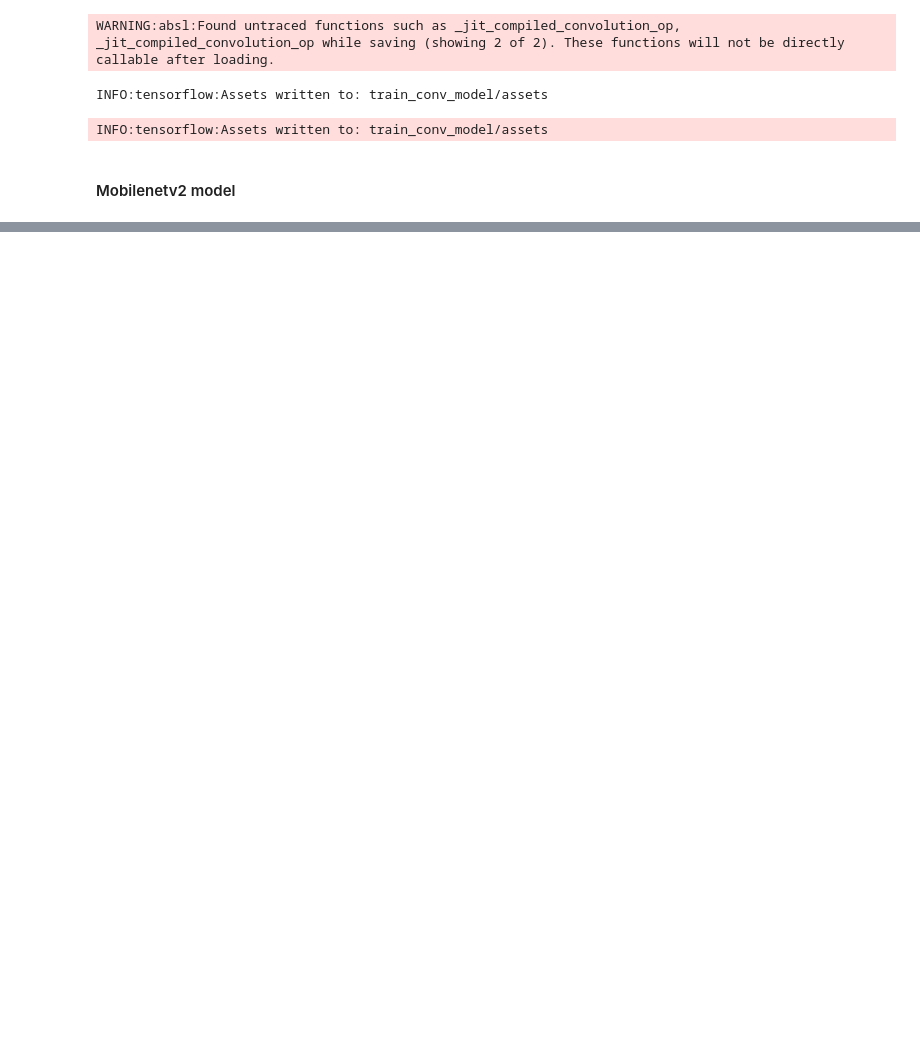
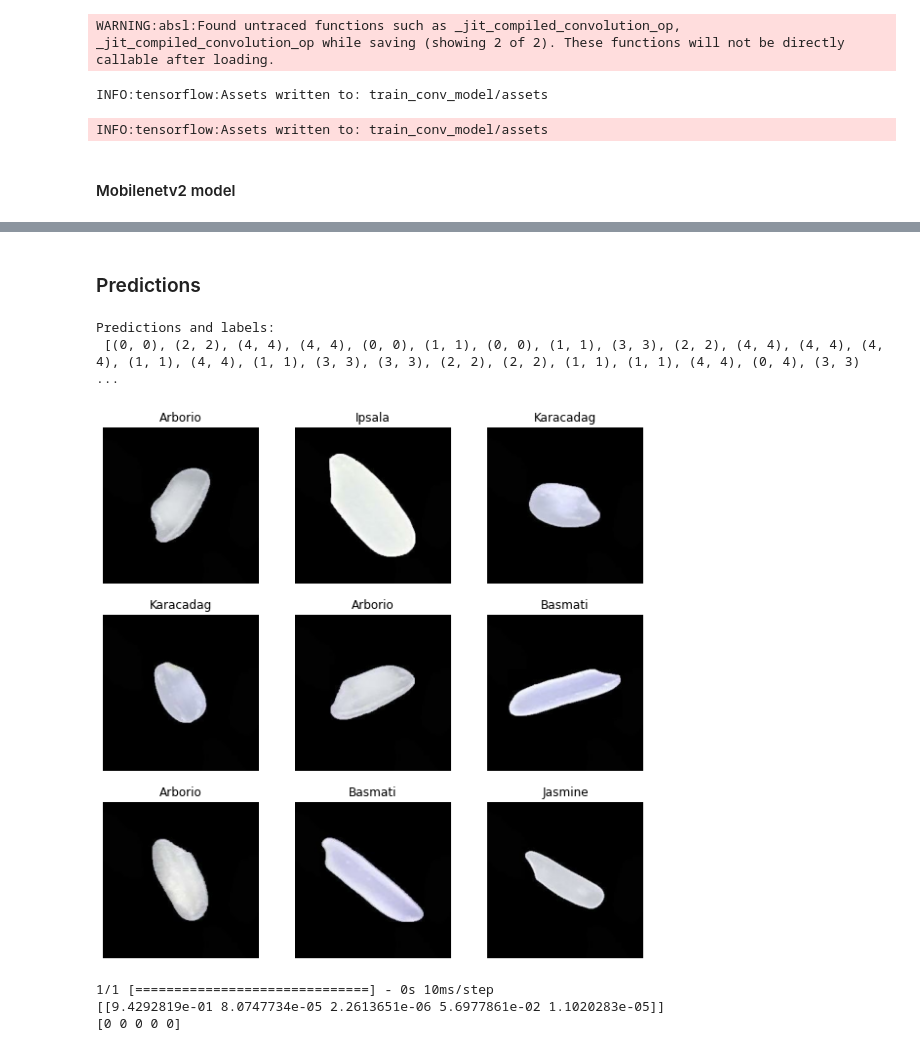
Before and after one commit to Dogecat0/kaggle_projects, a Jupyter notebook: kaggle_rice_image_dataset/rice_image_dataset.ipynb, the cells around one changed output, grey strips where cells are left out. Saved outputs shown, nothing was run; the diff lists cells and outputs as text; code cells hidden in the pictures; blank space fills up the shorter version.

```diff
--- a/kaggle_rice_image_dataset/rice_image_dataset.ipynb
+++ b/kaggle_rice_image_dataset/rice_image_dataset.ipynb
@@ -346,0 +356,32 @@ plt.show()
+# %% [markdown]
+### Predictions
+# %%
+# Retrieve a batch of images from the test set
+image_batch, label_batch = test_ds.as_numpy_iterator().next()
+predictions = conv_model.predict_on_batch(image_batch)
+predictions = [tf.math.argmax(pred).numpy() for pred in predictions]
+
+print('Predictions and labels:\n', list(zip(predictions, label_batch)))
+
+plt.figure(figsize=(10, 10))
+for i in range(9):
+  ax = plt.subplot(3, 3, i + 1)
+  plt.imshow(image_batch[i].astype("uint8"))
+  plt.title(class_names[predictions[i]])
+  plt.axis("off")
+# %% [output]
+Predictions and labels:
+ [(0, 0), (2, 2), (4, 4), (4, 4), (0, 0), (1, 1), (0, 0), (1, 1), (3, 3), (2, 2), (4, 4), (4, 4), (4, 4), (1, 1), (4, 4), (1, 1), (3, 3), (3, 3), (2, 2), (2, 2), (1, 1), (1, 1), (4, 4), (0, 4), (3, 3) ...
+[figure, added]
+# %%
+# Test with a new image downloaded from internet to see which type of rice it is or not
+img = tf.keras.preprocessing.image.load_img('prediction_sample_rice.jpg', target_size=(250, 250))
+img_array = tf.keras.preprocessing.image.img_to_array(img)
+img_batch = np.expand_dims(img_array, axis=0)
+prediction = conv_model.predict(img_batch)
+print(prediction)
+print(tf.math.argmax(prediction).numpy())
+# %% [output]
+1/1 [==============================] - 0s 10ms/step
+[[9.4292819e-01 8.0747734e-05 2.2613651e-06 5.6977861e-02 1.1020283e-05]]
+[0 0 0 0 0]
```
Also changed, not shown: parts of 18 cells of this notebook, 2 other files.
